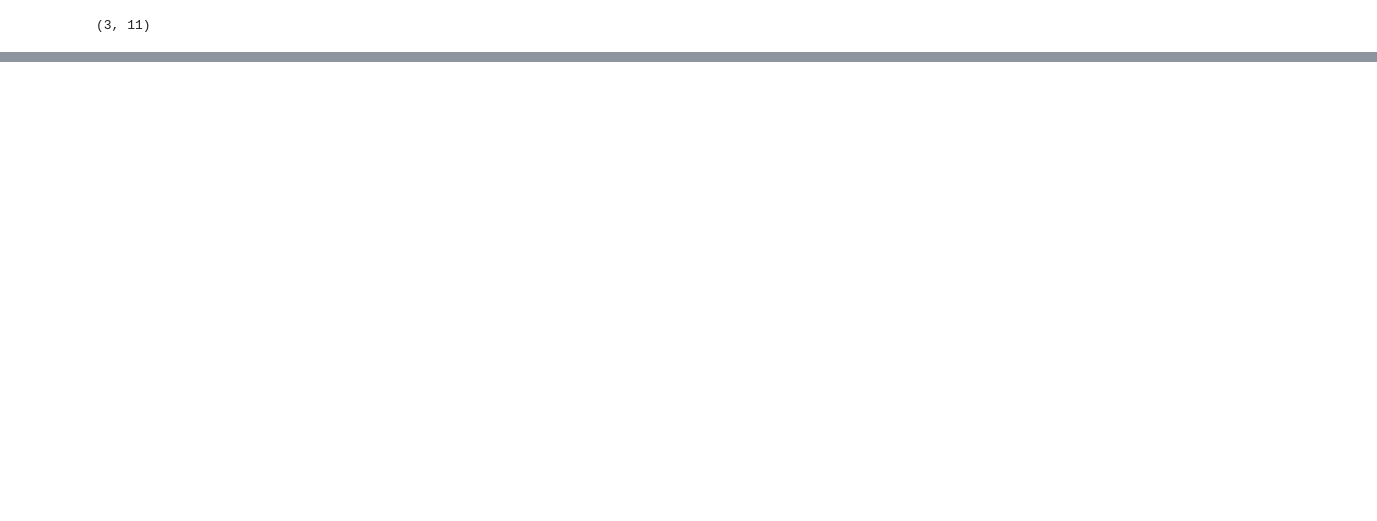
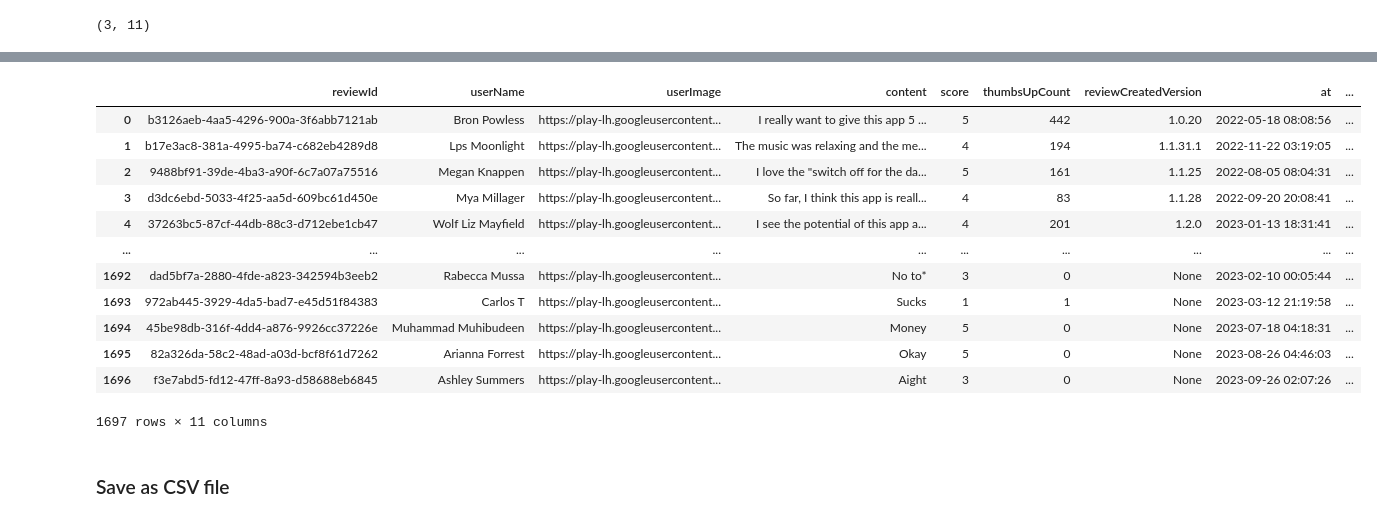
Before and after one commit to Hisham7971/RevAnalytix, a Jupyter notebook: notebooks/google_play_scraper.ipynb, the cells around one changed output, grey strips where cells are left out. Drawn from its saved outputs; the diff is of its cells as text; code cells hidden in the pictures; blank space fills up the shorter version.

```diff
--- a/notebooks/google_play_scraper.ipynb
+++ b/notebooks/google_play_scraper.ipynb
@@ -95,0 +89,11 @@ df.shape
+# %%
+from google_play_scraper import Sort, reviews_all
+app_id = 'in.evolve.android'
+result = reviews_all(
+    app_id,
+    sleep_milliseconds=0, # defaults to 0
+    lang='en', # defaults to 'en'
+    country='us', # defaults to 'us'
+    sort=Sort.NEWEST, # defaults to Sort.MOST_RELEVANT
+    # filter_score_with=5 # defaults to None(means all score)
+)
@@ -95,0 +104,19 @@ df.shape
+# %%
+df = pd.DataFrame(result)
+df
+# %% [output]
+|  | reviewId | userName | userImage | content | score | thumbsUpCount | reviewCreatedVersion | at | ... |
+| 0 | b3126aeb-4aa5-4296-900a-3f6abb7121ab | Bron Powless | https://play-lh.googleusercontent... | I really want to give this app 5 ... | 5 | 442 | 1.0.20 | 2022-05-18 08:08:56 | ... |
+| 1 | b17e3ac8-381a-4995-ba74-c682eb4289d8 | Lps Moonlight | https://play-lh.googleusercontent... | The music was relaxing and the me... | 4 | 194 | 1.1.31.1 | 2022-11-22 03:19:05 | ... |
+| 2 | 9488bf91-39de-4ba3-a90f-6c7a07a75516 | Megan Knappen | https://play-lh.googleusercontent... | I love the "switch off for the da... | 5 | 161 | 1.1.25 | 2022-08-05 08:04:31 | ... |
+| 3 | d3dc6ebd-5033-4f25-aa5d-609bc61d450e | Mya Millager | https://play-lh.googleusercontent... | So far, I think this app is reall... | 4 | 83 | 1.1.28 | 2022-09-20 20:08:41 | ... |
+| 4 | 37263bc5-87cf-44db-88c3-d712ebe1cb47 | Wolf Liz Mayfield | https://play-lh.googleusercontent... | I see the potential of this app a... | 4 | 201 | 1.2.0 | 2023-01-13 18:31:41 | ... |
+| ... | ... | ... | ... | ... | ... | ... | ... | ... | ... |
+| 1692 | dad5bf7a-2880-4fde-a823-342594b3eeb2 | Rabecca Mussa | https://play-lh.googleusercontent... | No to* | 3 | 0 | None | 2023-02-10 00:05:44 | ... |
+| 1693 | 972ab445-3929-4da5-bad7-e45d51f84383 | Carlos T | https://play-lh.googleusercontent... | Sucks | 1 | 1 | None | 2023-03-12 21:19:58 | ... |
+| 1694 | 45be98db-316f-4dd4-a876-9926cc37226e | Muhammad Muhibudeen | https://play-lh.googleusercontent... | Money | 5 | 0 | None | 2023-07-18 04:18:31 | ... |
+| 1695 | 82a326da-58c2-48ad-a03d-bcf8f61d7262 | Arianna Forrest | https://play-lh.googleusercontent... | Okay | 5 | 0 | None | 2023-08-26 04:46:03 | ... |
+| 1696 | f3e7abd5-fd12-47ff-8a93-d58688eb6845 | Ashley Summers | https://play-lh.googleusercontent... | Aight | 3 | 0 | None | 2023-09-26 02:07:26 | ... |
+1697 rows × 11 columns
+# %% [markdown]
+### Save as CSV file
```
Also changed, not shown: parts of 12 cells of this notebook, 13 other files.
